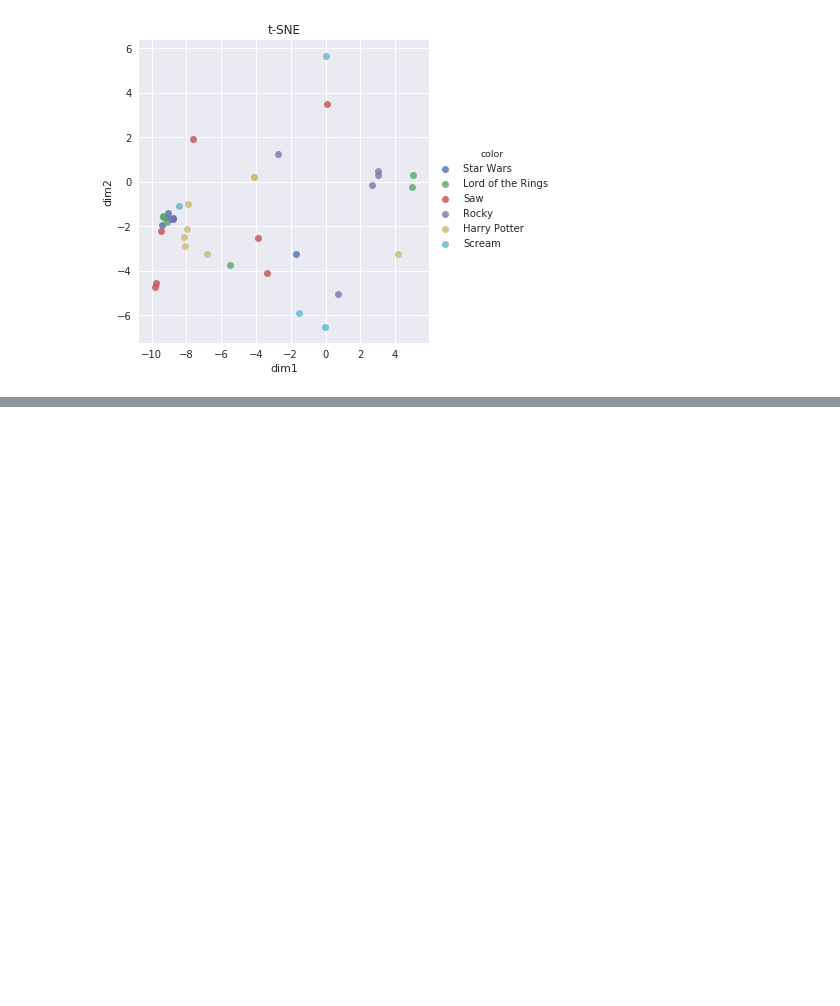
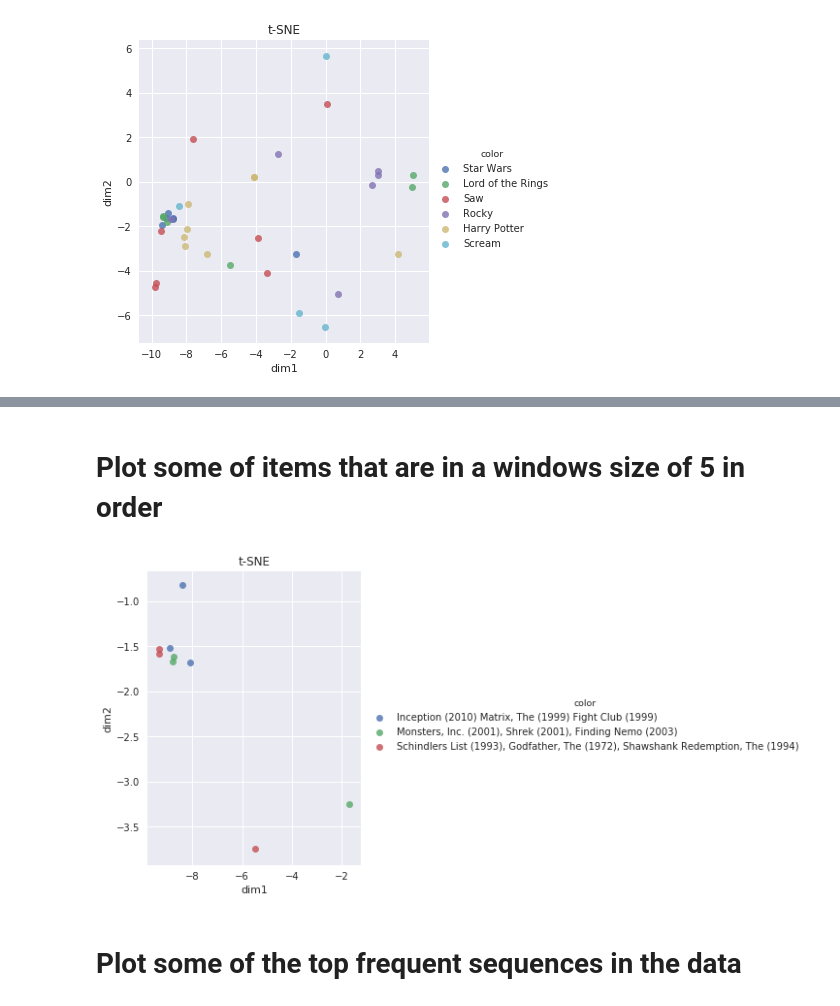
Before and after one commit to DaniSanchezSantolaya/RNN-customer-behavior, a Jupyter notebook: src/Analysis_embeddings_trained_jointly.ipynb, the cells around one changed output, grey strips where cells are left out. Saved outputs shown, nothing was run; the diff lists cells and outputs as text; code cells hidden in the pictures; blank space fills up the shorter version.

```diff
--- a/src/Analysis_embeddings_trained_jointly.ipynb
+++ b/src/Analysis_embeddings_trained_jointly.ipynb
@@ -900,0 +903,28 @@ plt.show()
+# %% [markdown]
+# Plot some of items that are in a windows size of 5 in order
+# %%
+movie_seq1 = ['79132', '2571', '2959'] # 156 ocurrences -> Inception (2010) Matrix, The (1999) Fight Club (1999) 156
+movie_seq2 = ['4886', '4306', '6377'] # 97 ocurrences -> Monsters, Inc. (2001), Shrek (2001), Finding Nemo (2003)
+movie_seq3 = ['527', '858', '318'] # 104 ocurrences -> Schindler's List (1993), Godfather, The (1972), Shawshank Redemption, The (1994)
+
+df_tsne['freq_seq'] = 'Null'
+df_tsne.loc[df_tsne.movie_id.isin(seq1_movies), 'freq_seq'] = 'Inception (2010) Matrix, The (1999) Fight Club (1999)'
+df_tsne.loc[df_tsne.movie_id.isin(seq2_movies), 'freq_seq'] = 'Monsters, Inc. (2001), Shrek (2001), Finding Nemo (2003)'
+df_tsne.loc[df_tsne.movie_id.isin(seq3_movies), 'freq_seq'] = 'Schindlers List (1993), Godfather, The (1972), Shawshank Redemption, The (1994)'
+# %%
+# Using the tsne with all the data
+n_samples = 40
+df_show1 = df_tsne[df_tsne.freq_seq == 'Inception (2010) Matrix, The (1999) Fight Club (1999)'].sample(n=3)
+df_show2 = df_tsne[df_tsne.freq_seq == 'Monsters, Inc. (2001), Shrek (2001), Finding Nemo (2003)'].sample(n=3)
+df_show3 = df_tsne[df_tsne.freq_seq == 'Schindlers List (1993), Godfather, The (1972), Shawshank Redemption, The (1994)'].sample(n=3)
+df_show = pd.concat([df_show1 ,df_show2, df_show3])
+
+
+df_plot = pd.DataFrame(dict(dim1=df_show['x'], dim2=df_show['y'], color=df_show['freq_seq']))
+ax = sns.lmplot('dim1', 'dim2', data=df_plot, hue='color', fit_reg=False)
+plt.title('t-SNE')
+plt.show()
+# %% [output]
+[figure, added]
+# %% [markdown]
+# Plot some of the top frequent sequences in the data
```
Also changed, not shown: parts of 25 cells of this notebook, 8 other files.
